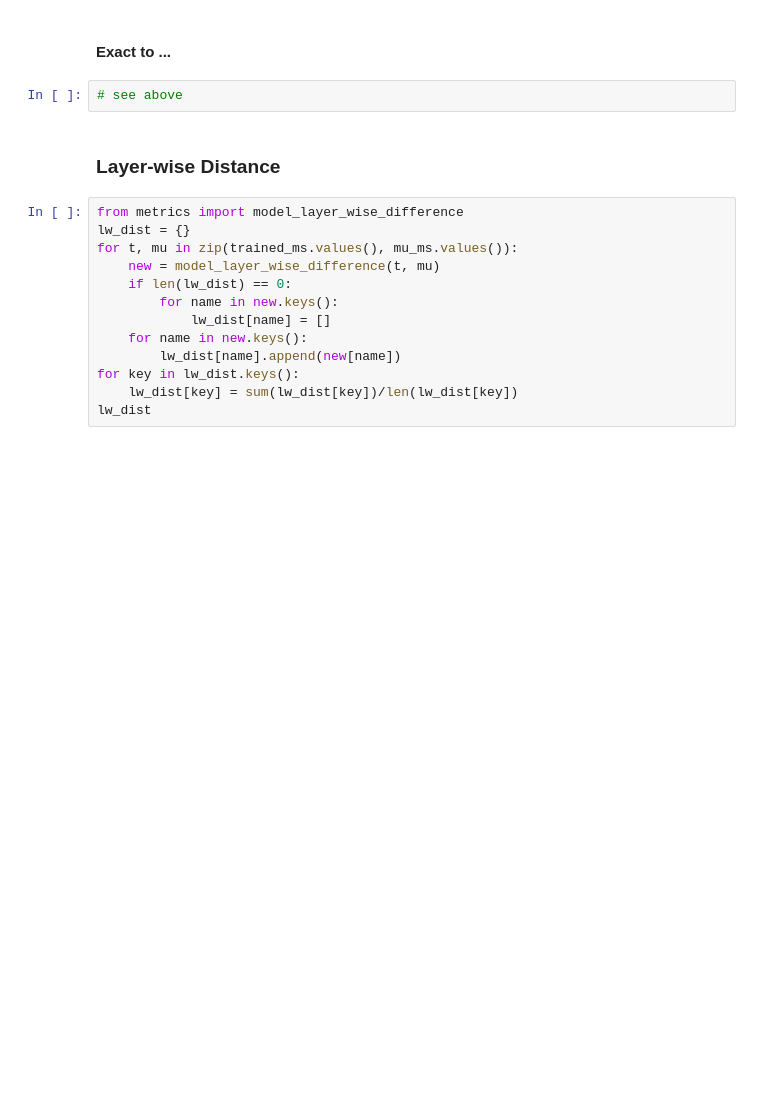
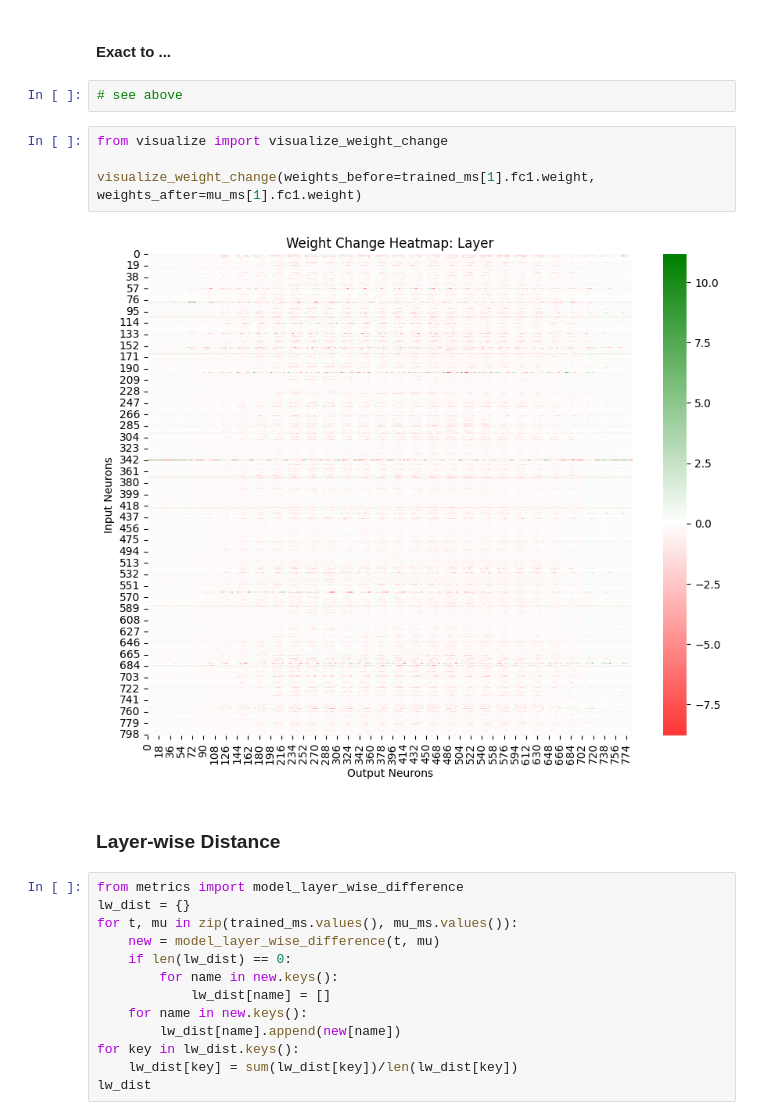
Before and after one commit to MoraiT01/study_on_unlearning, a Jupyter notebook: notebooks/netcomp_GeFeU.ipynb, the cells around one changed output. Saved outputs shown, nothing was run; the diff lists cells and outputs as text; blank space fills up the shorter version.

```diff
--- a/notebooks/netcomp_GeFeU.ipynb
+++ b/notebooks/netcomp_GeFeU.ipynb
@@ -225,6 +225,12 @@ a31
 #### Exact to ...
 # %%
 # see above
+# %%
+from visualize import visualize_weight_change
+
+visualize_weight_change(weights_before=trained_ms[1].fc1.weight, weights_after=mu_ms[1].fc1.weight)
+# %% [output]
+[figure, added]
 # %% [markdown]
 ### Layer-wise Distance
 # %%
```
Also changed, not shown: 2 other files.
